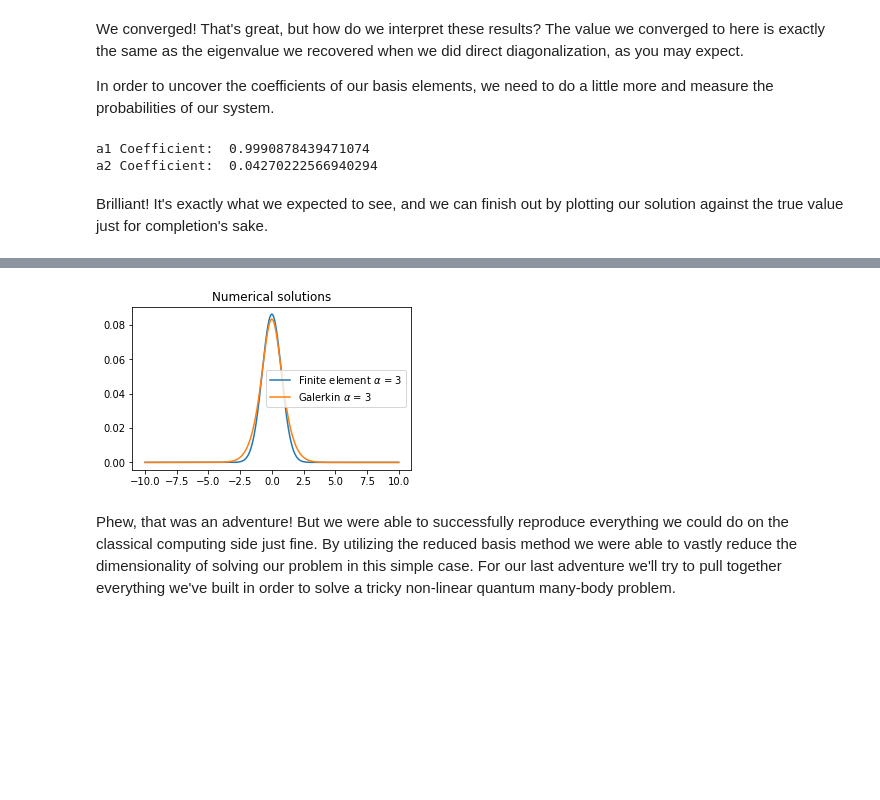
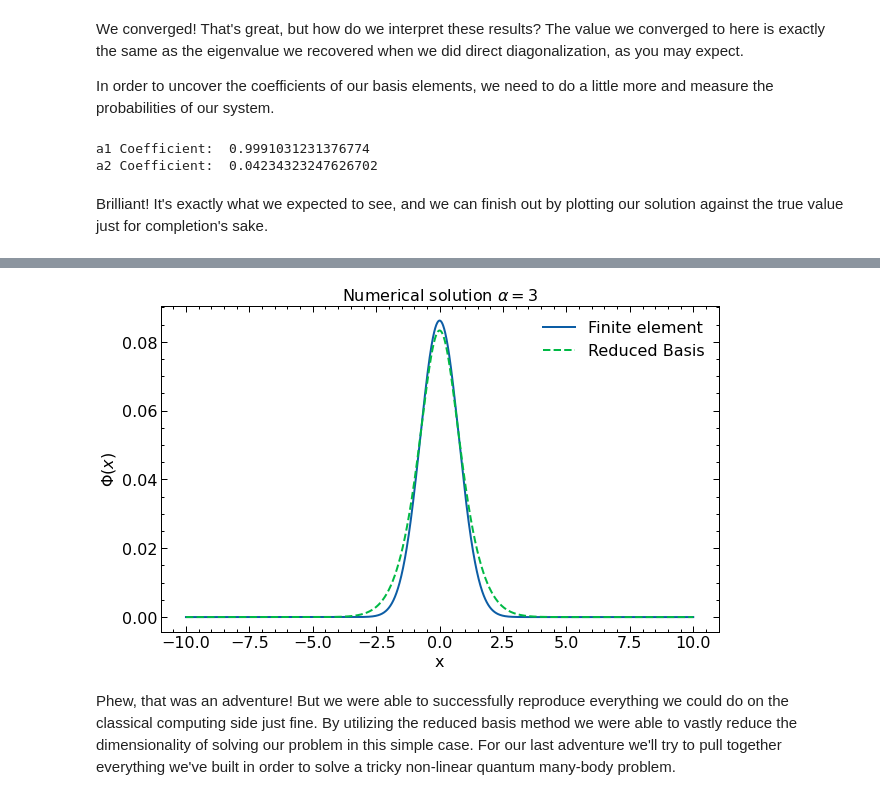
Before and after one commit to kylegodbey/nuclear-quantum-computing, a Jupyter notebook: _sources/horbm/quantum.ipynb, the cells around one changed output, grey strips where cells are left out. Drawn from its saved outputs; the diff is of its cells as text; code cells hidden in the pictures; blank space fills up the shorter version.

```diff
--- a/_sources/horbm/quantum.ipynb
+++ b/_sources/horbm/quantum.ipynb
@@ -19,6 +19,7 @@ import time
 from functools import partial
 import warnings
 warnings.filterwarnings('ignore')
+plt.style.use(['science','notebook'])
 # %% [markdown]
 We'll also need some helper functions to parse Pauli strings and construct our pennylane Hamiltonian, so I'll just dump them here along with the helpers from the previous example.
 # %%
@@ -139,7 +140,7 @@ def solve(H,grid,h):
     for i,evect in enumerate(evects):
         #norm = np.sqrt(1/sci.integrate.simpson(evect*evect,grid))
         norm = 1/(np.linalg.norm(np.dot(evect,evect)))
-        evects[i] = evects[i]*norm
+        evects[i] = evects[i]*norm/np.sqrt(h)
     return evals,evects
 # %% [markdown]
 Just like in the other examples, we'll need a pennylane compatible Hamiltonian given a requested basis dimension, N. For this problem however we'll pass a matrix with the matrix elements in directly.
@@ -390,8 +395,8 @@ coeffs = np.sqrt(probs[1:3])
 print("a1 Coefficient: ",coeffs[0])
 print("a2 Coefficient: ",coeffs[1])
 # %% [output]
-a1 Coefficient:  0.9990878439471074
-a2 Coefficient:  0.04270222566940294
+a1 Coefficient:  0.9991031231376774
+a2 Coefficient:  0.04234323247626702
 # %% [markdown]
 Brilliant! It's exactly what we expected to see, and we can finish out by plotting our solution against the true value just for completion's sake.
 # %%
@@ -418,17 +423,20 @@ print(f'QC Galerkin alpha = {alph}, lambda = {lamGaler}')
 
 
 # Make plots of the numerical wavefunction
-fig, ax = plt.subplots(1,1,figsize=(5,3))
+fig, ax = plt.subplots(1,1,figsize=(10,6))
 for i in range(len(alpha_vals)):
 
-    ax.plot(x_array,(T[i]),label= r'Finite element $\alpha$ = '+str(alpha_vals[i]))
+    ax.plot(x_array,(T[i]),label= r'Finite element')
 
-ax.plot(x_array,(solGaler),label=r'Galerkin $\alpha$ = '+str(alpha_vals[i]))
+ax.plot(x_array,(solGaler),label=r'Reduced Basis',linestyle='dashed')
 
 
-ax.set_title('Numerical solutions')
+ax.set_title('Numerical solution ' r'$\alpha=$'+str(alpha_vals[i]))
 
 ax.legend()
+ax.legend(loc='upper right')
+plt.ylabel("$\Phi(x)$")
+plt.xlabel("x")
 
 plt.show()
 # %% [output]
@@ -437,3 +445,3 @@ QC Galerkin alpha = 3, lambda = 1.766003299149098
-[figure, old version]
+[figure, new version]
 # %% [markdown]
 Phew, that was an adventure! But we were able to successfully reproduce everything we could do on the classical computing side just fine. By utilizing the reduced basis method we were able to vastly reduce the dimensionality of solving our problem in this simple case. For our last adventure we'll try to pull together everything we've built in order to solve a tricky non-linear quantum many-body problem.
```
Also changed, not shown: parts of 5 cells of this notebook, 15 other files.
